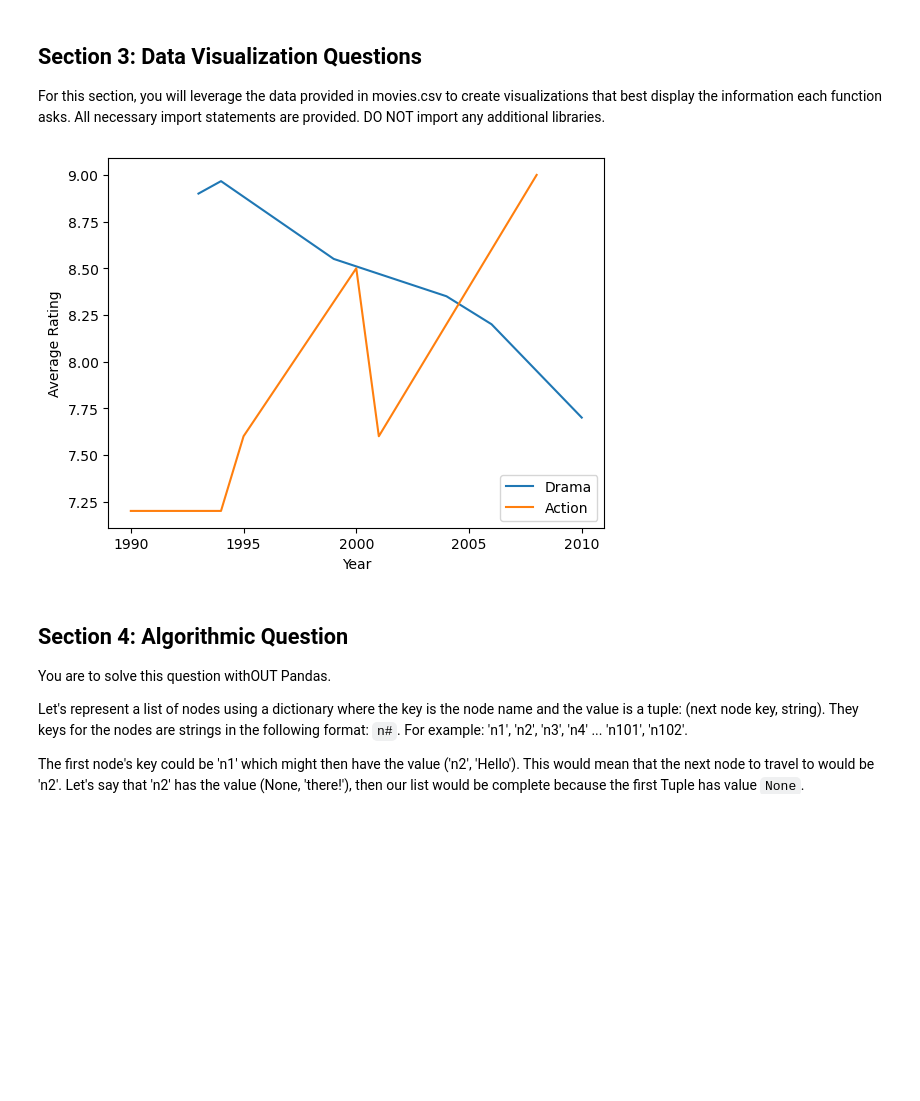
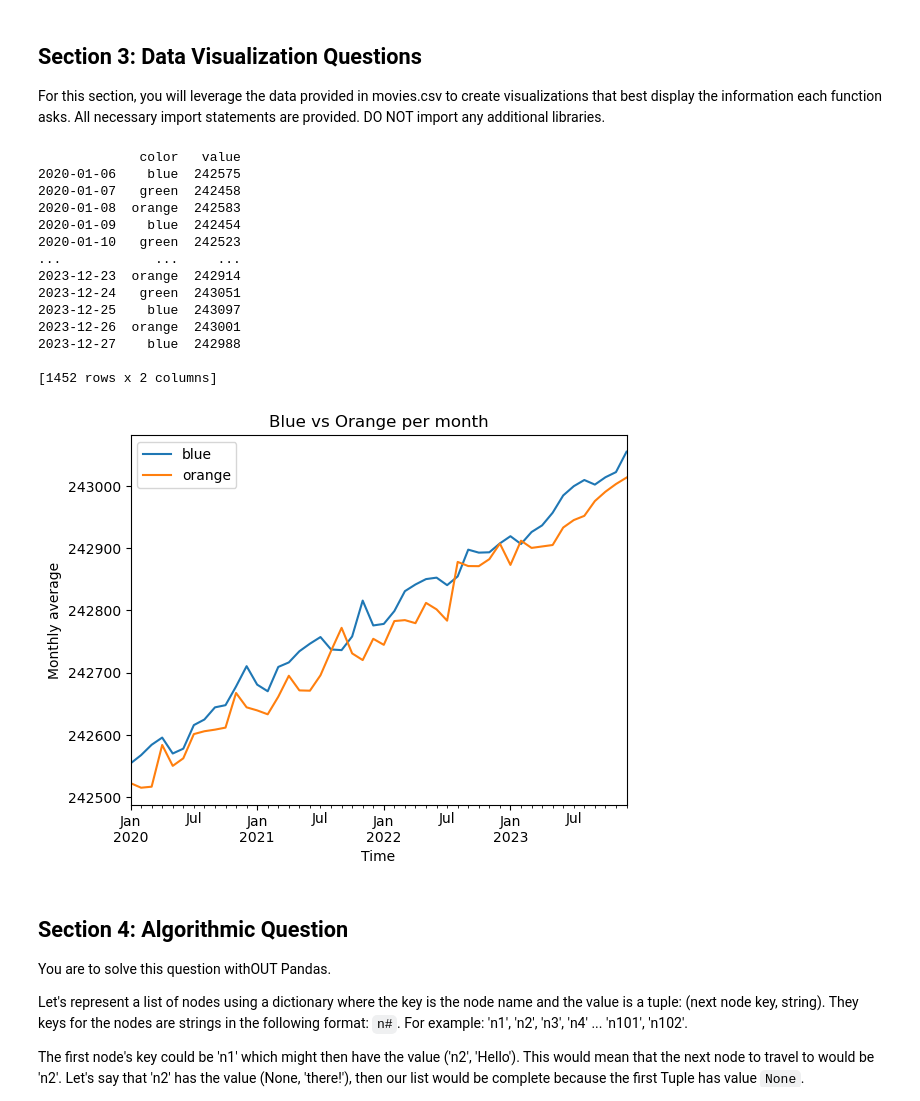
Before and after one commit to r1tvikbansal/IDP-Warmups, a Jupyter notebook: Exam Prep/Practice FRQ/IDP_Practice_Final_Sem_1.ipynb, the cells around one changed output. Cells and saved outputs as stored; diff of their text form; code cells hidden in the pictures; blank space fills up the shorter version.

```diff
--- a/Exam Prep/Practice FRQ/IDP_Practice_Final_Sem_1.ipynb
+++ b/Exam Prep/Practice FRQ/IDP_Practice_Final_Sem_1.ipynb
@@ -158,7 +158,7 @@ import numpy as np
 
 # NO SEABORN
 
-
+# DONE
 def movie_ratings_vs_years(df):
     '''
     Create a line plot of the average movie ratings over the years
@@ -166,14 +166,15 @@ def movie_ratings_vs_years(df):
     df = df.groupby('Year')['Rating'].mean()
     df.plot(x='Year', y='Rating')
 
-
+# DONE IN CLASS
 def total_movies_per_production(df):
     '''
     Create a bar graph for the number of movies released by each production company
     '''
-    df.groupby('Production Company')
+    df = df.groupby('Production Company')['Title'].count()
+    df.plot(kind='bar')
 
-
+# DONE (does it make sense)
 def drama_action_rating(df):
     '''
     Create a plot that displays the movie 'Rating' between 1990 and 2010 inclusive.
@@ -198,38 +199,66 @@ def get_timeseries():
     # add a color
     colors = ['orange', 'green', 'blue']
     df['color'] = [ np.random.choice(colors) for n in range(len(df)) ]
 
     # add column of values
     df['value'] = df.index.year*120 + df.index.month*12 + np.random.randint(0, 200, size=len(df.index))
     df['value'] = df['value'] + df['color'].apply(lambda c: colors.index(c)*20)
 
     return df
 
-
+# DONE IN CLASS
 def weekly_insight(df):
     '''
     df will be a TimeSeries with two columns, 'color' and 'value'.
     By definition, the TimeSeries is indexed by DateTime.
     Plot two lines on the same plot/figure.
     The first line is the average monthly value for the color 'blue' across all data.
     The second line is the average monthly value for the color 'orange' across all data.
     Give the plot a title and label the axes.
     Show a legend.
     '''
-    pass
+    blue = df[df['color'] == 'blue']
+    orange = df[df['color'] == 'orange']
+
+    blue = blue.resample('M')['value'].mean()
+    orange = orange.resample('M')['value'].mean()
+
+    blue.plot(label='blue')
+    orange.plot(label='orange')
+    plt.legend()
+    plt.title('Blue vs Orange per month')
+    plt.xlabel('Time')
+    plt.ylabel('Monthly average')
+
+    print(df)
+    #know how to use .values, .unique(), idxmax(), sorted(), resample(),
 
 
 def run_visualizations(filename):
     df = pd.read_csv(filename)
     # movie_ratings_vs_years(df)
     # total_movies_per_production(df)
-    drama_action_rating(df)
-    # weekly_insight(get_timeseries())
+    # drama_action_rating(df)
+    weekly_insight(get_timeseries())
 
 
 run_visualizations('movies.csv')
 # %% [output]
+             color   value
+2020-01-06    blue  242575
+2020-01-07   green  242458
+2020-01-08  orange  242583
+2020-01-09    blue  242454
+2020-01-10   green  242523
+...            ...     ...
+2023-12-23  orange  242914
+2023-12-24   green  243051
+2023-12-25    blue  243097
+2023-12-26  orange  243001
+2023-12-27    blue  242988
+
+[1452 rows x 2 columns]
-[figure, old version]
+[figure, new version]
 # %% [markdown]
 <span style="font-family: 'Times New Roman', Times, serif;">
 
```
Also changed, not shown: parts of 1 cell of this notebook.
